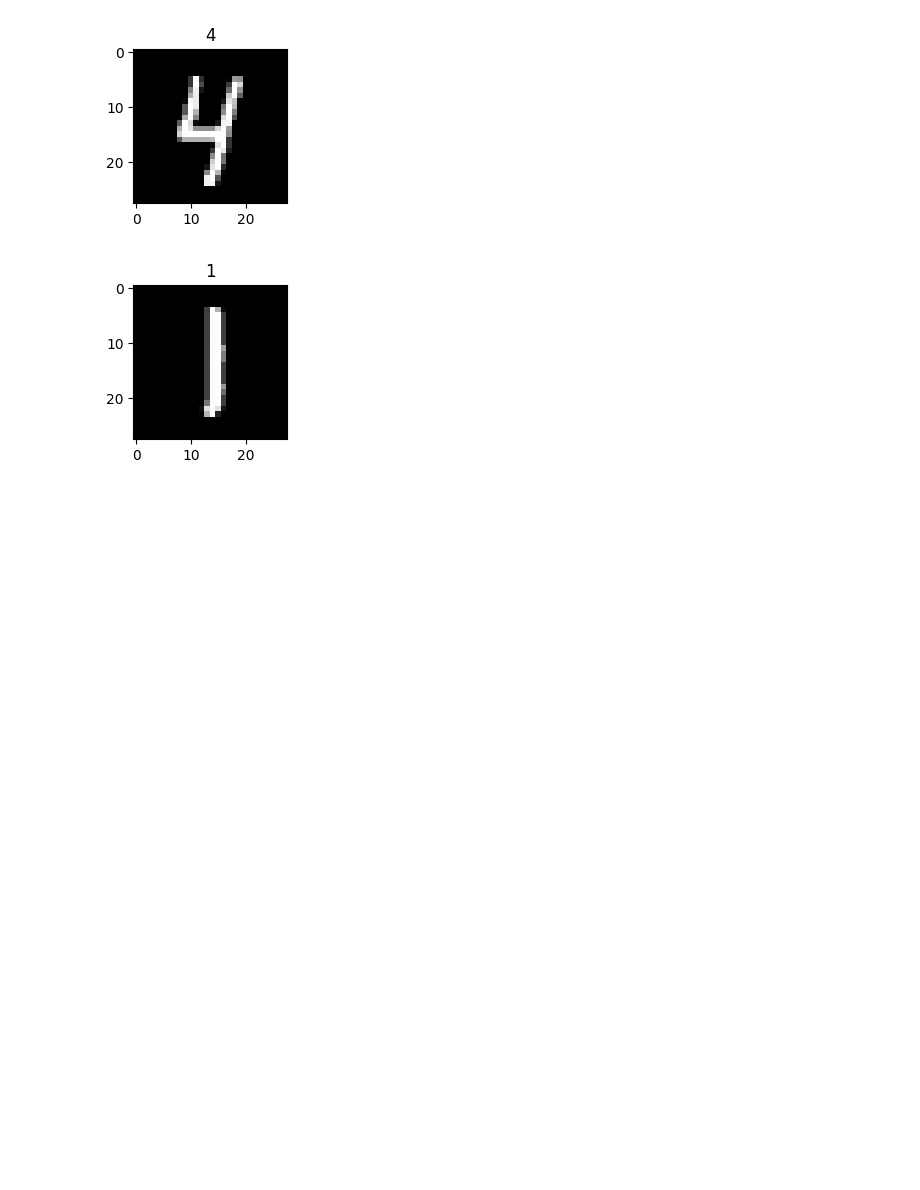
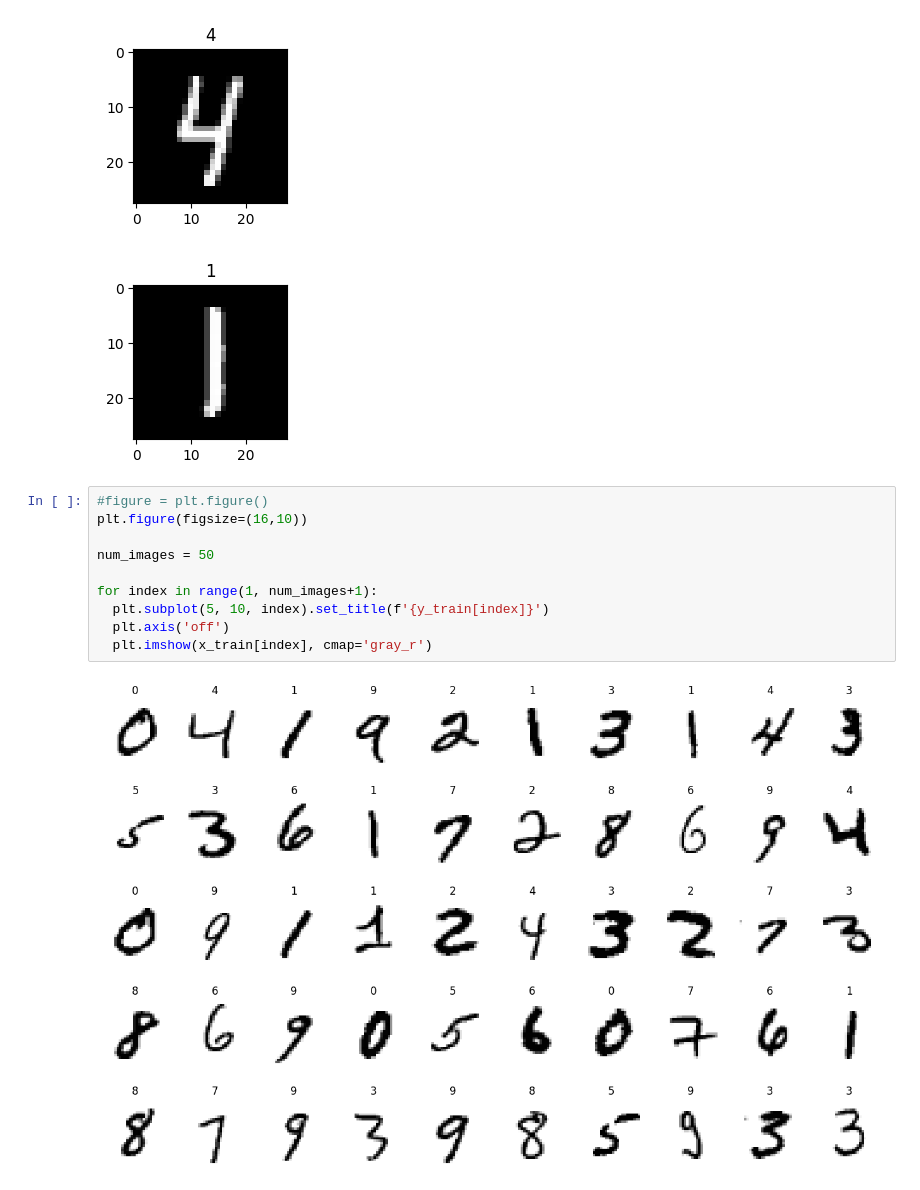
Before and after one commit to alexmacharia/deep_learning_projects, a Jupyter notebook: 2_Keras_MNIST.ipynb, the cells around one changed output. Drawn from its saved outputs; the diff is of its cells as text; blank space fills up the shorter version.

```diff
--- a/2_Keras_MNIST.ipynb
+++ b/2_Keras_MNIST.ipynb
@@ -74,3 +74,15 @@ for i in range(0,6):
 [figure]
 [figure]
 [figure]
+# %%
+#figure = plt.figure()
+plt.figure(figsize=(16,10))
+
+num_images = 50
+
+for index in range(1, num_images+1):
+  plt.subplot(5, 10, index).set_title(f'{y_train[index]}')
+  plt.axis('off')
+  plt.imshow(x_train[index], cmap='gray_r')
+# %% [output]
+[figure, added]
```
Also changed, not shown: parts of 1 cell of this notebook.
